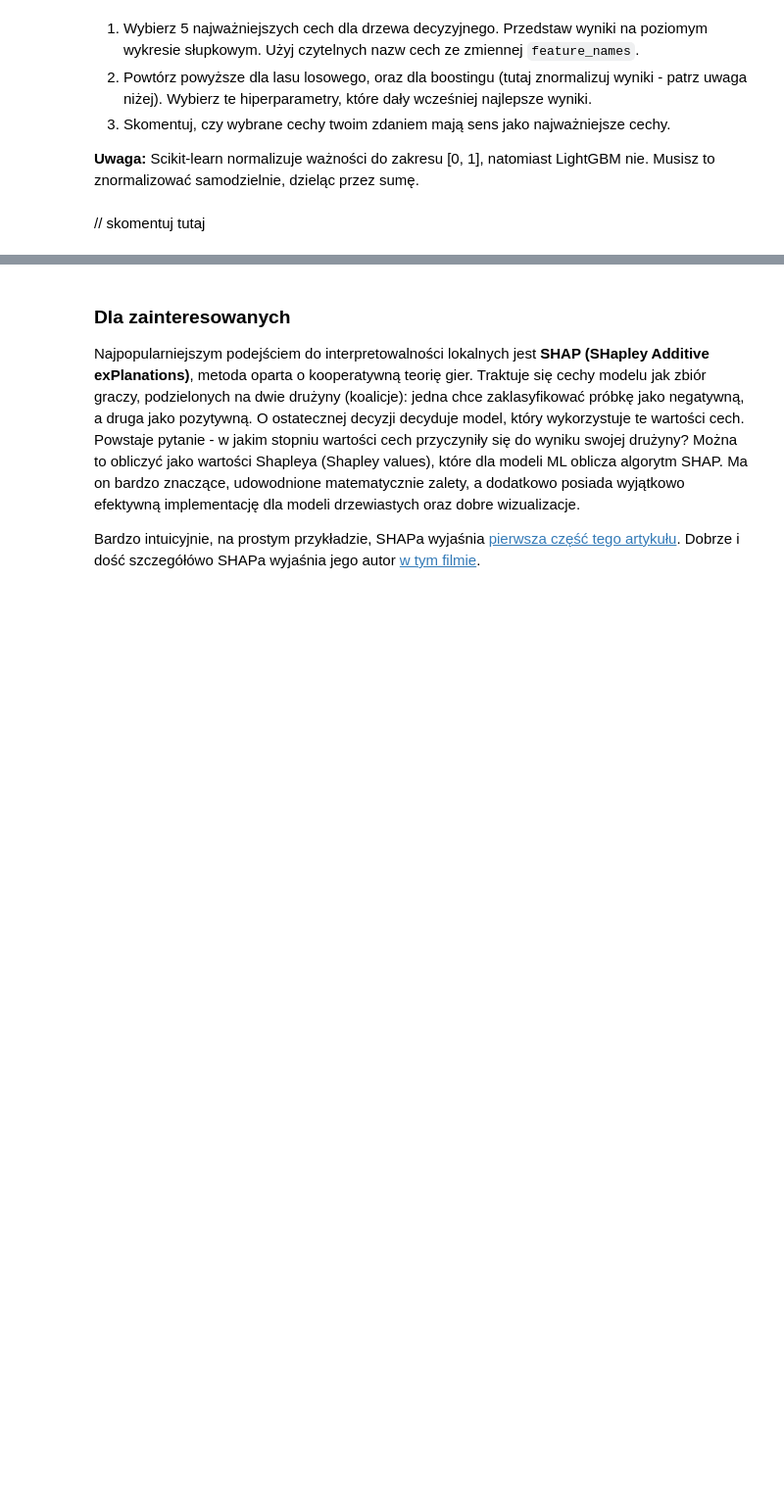
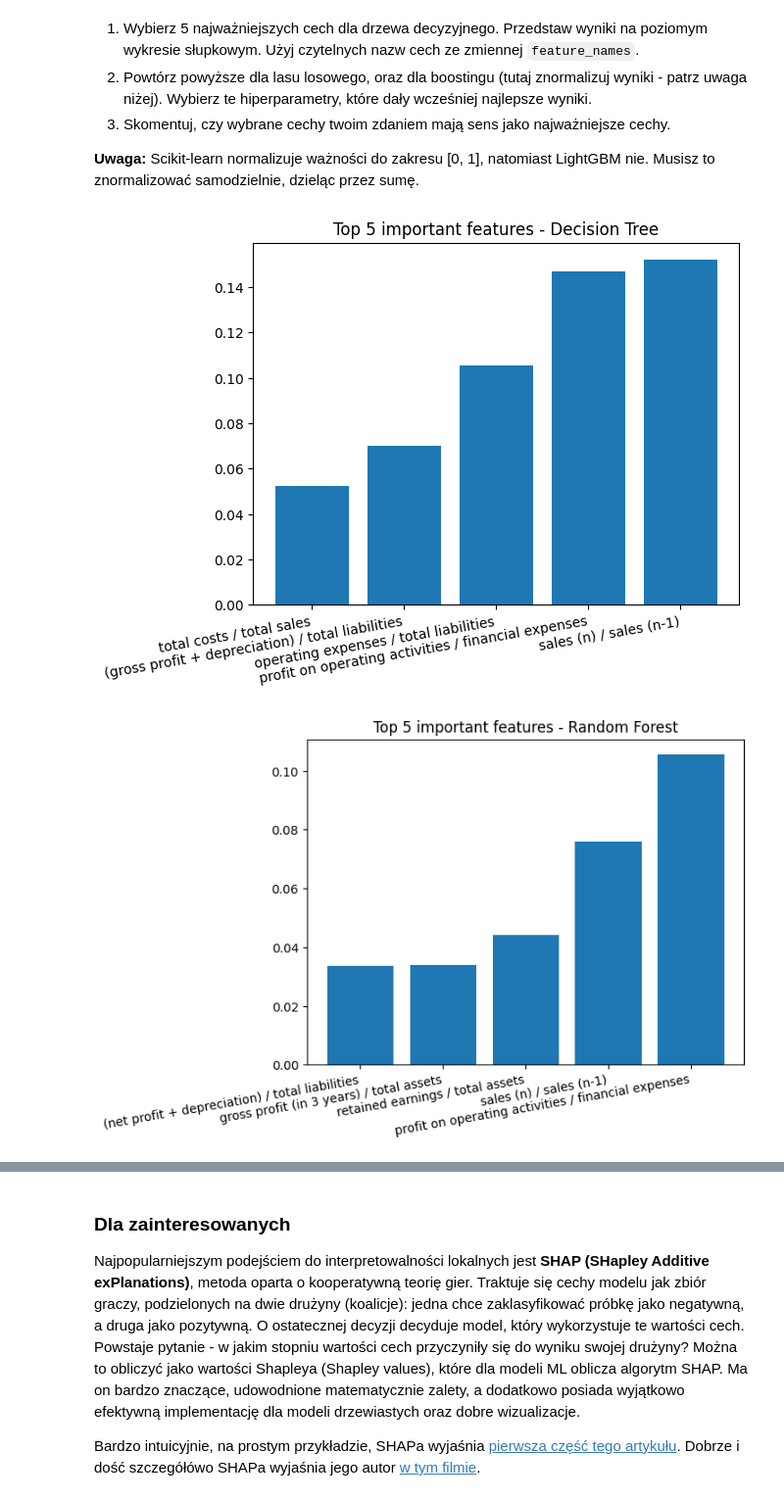
Before and after one commit to JanGawronski/FAIcourse, a Jupyter notebook: lab2/lab_2.ipynb, the cells around one changed output, grey strips where cells are left out. Shown at 98% size. Drawn from its saved outputs; the diff is of its cells as text; code cells hidden in the pictures; blank space fills up the shorter version.

```diff
--- a/lab2/lab_2.ipynb
+++ b/lab2/lab_2.ipynb
@@ -348,0 +371,8 @@ W kwestii szybkości, kiedy dostrajamy hiperparametry, to mniej oczywiste jest,
+# %%
+from sklearn.model_selection import GridSearchCV
+
+model = GridSearchCV(estimator=RandomForestClassifier(random_state=0, n_estimators=500, n_jobs=-1), param_grid={"max_features": [0.1, 0.2, 0.3, 0.4, 0.5]}, cv=5, n_jobs=-1, verbose=2, scoring='roc_auc')
+model.fit(X_train, y_train)
+auroc = roc_auc_score(y_test, model.predict_proba(X_test)[:, 1])
+print(f"{auroc=:.4f}")
+print(f"{model.best_params_=}")
@@ -389,0 +438,8 @@ Pamiętaj o `random_state`, `n_jobs` i prawdopodobieństwach dla AUROC.
+# %%
+from lightgbm import LGBMClassifier
+
+model = LGBMClassifier(random_state=0, importance_type="gain", n_jobs=-1)
+
+model.fit(X_train, y_train)
+auroc = roc_auc_score(y_test, model.predict_proba(X_test)[:, 1])
+print(f"{auroc=:.4f}")
@@ -478,2 +598,36 @@ Ze względu na powyższe, ważności cech normalizuje się często do zakresu [0
-# %% [markdown]
-// skomentuj tutaj
+# %%
+from sklearn.tree import DecisionTreeClassifier
+from sklearn.ensemble import RandomForestClassifier
+from lightgbm import LGBMClassifier
+from matplotlib import pyplot as plt
+
+model = DecisionTreeClassifier(random_state=0, criterion="entropy")
+model.fit(X_train, y_train)
+tree_important_features = sorted(zip(feature_names, model.feature_importances_), key=lambda x: x[1], reverse=True)[:5][::-1]
+
+plt.bar([x[0] for x in tree_important_features], [x[1] for x in tree_important_features])
+plt.title("Top 5 important features - Decision Tree")
+plt.xticks(rotation=10, ha='right')
+plt.show()
+
+model = RandomForestClassifier(random_state=0, n_estimators=500, n_jobs=-1)
+model.fit(X_train, y_train)
+forest_important_features = sorted(zip(feature_names, model.feature_importances_), key=lambda x: x[1], reverse=True)[:5][::-1]
+
+plt.bar([x[0] for x in forest_important_features], [x[1] for x in forest_important_features])
+plt.title("Top 5 important features - Random Forest")
+plt.xticks(rotation=10, ha='right')
+plt.show()
+
+
+model = LGBMClassifier(random_state=0, importance_type="gain", n_jobs=-1)
+model.fit(X_train, y_train)
+lgbm_important_features = sorted(zip(feature_names, model.feature_importances_ / sum(model.feature_importances_)), key=lambda x: x[1], reverse=True)[:5][::-1]
+
+plt.bar([x[0] for x in lgbm_important_features], [x[1] for x in lgbm_important_features])
+plt.title("Top 5 important features - LightGBM")
+plt.xticks(rotation=10, ha='right')
+plt.show()
+# %% [output]
+[figure, added]
+[figure, added]
```
Also changed, not shown: parts of 33 cells of this notebook.
